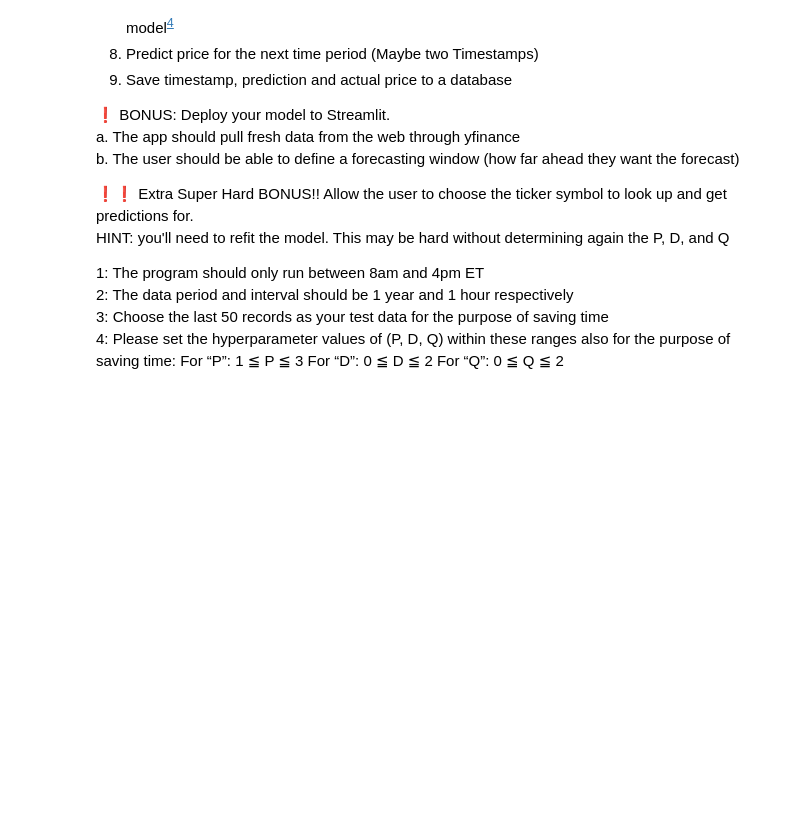
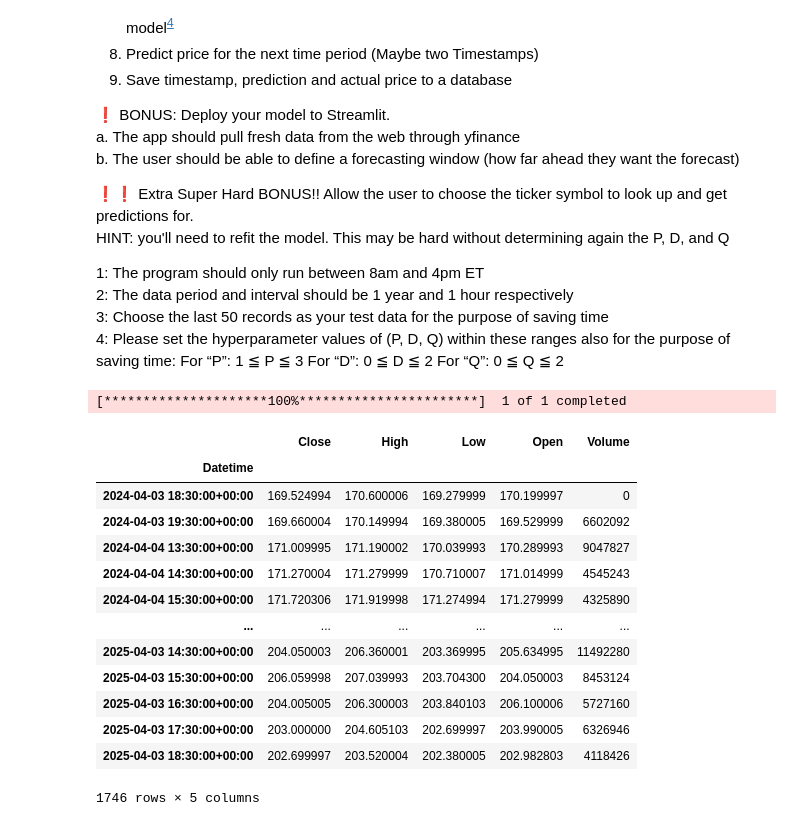
Before and after one commit to bkusuma/time-series-project, a Jupyter notebook: time-series-project.ipynb, the cells around one changed output. Saved outputs shown, nothing was run; the diff lists cells and outputs as text; code cells hidden in the pictures; blank space fills up the shorter version.

```diff
--- a/time-series-project.ipynb
+++ b/time-series-project.ipynb
@@ -25,0 +163,55 @@ HINT: you'll need to refit the model. This may be hard without determining again
+# %%
+# Retrieve stock price data
+# Choose any ticker symbol and you can choose “Open” or “Close” price for this project
+
+# hoping to build model for
+# tickers = ['AAPL', 'MSFT', 'GOOGL', 'AMZN', 'JNJ', 'XOM', 'V', 'WMT', 'NVDA', 'PG',
+#             'LLY', 'CVX', 'MA', 'HD', 'PFE', 'ABBV', 'MRK', 'KO', 'PEP', 'AVGO', 'ORCL',
+#             'TMO', 'AZN', 'CSCO', 'DHR', 'MCD', 'ABT', 'TMUS', 'ACN', 'NEE', 'VZ', 'TTE',
+#             'LIN', 'DIS', 'PM', 'BMY', 'CMCSA', 'SCHW', 'UPS', 'TXN', 'RTX', 'COP']
+# will start with 'AAPl'
+
+import datetime as dt
+
+tickers = ["AAPL"]
+
+
+yf_dl = yf.download(
+    tickers,
+    start=None,
+    end=None,
+    actions=False,
+    threads=True,
+    ignore_tz=None,
+    group_by="column",
+    auto_adjust=True,
+    back_adjust=False,
+    repair=False,
+    keepna=False,
+    progress=True,
+    period="1y",
+    interval="1h",
+    prepost=False,
+    proxy=None,
+    rounding=False,
+    timeout=10,
+    session=None,
+    multi_level_index=False,
+)
+yf_dl
+# %% [output]
+[*********************100%***********************]  1 of 1 completed
+|  | Close | High | Low | Open | Volume |
+| Datetime |  |  |  |  |  |
+| 2024-04-03 18:30:00+00:00 | 169.524994 | 170.600006 | 169.279999 | 170.199997 | 0 |
+| 2024-04-03 19:30:00+00:00 | 169.660004 | 170.149994 | 169.380005 | 169.529999 | 6602092 |
+| 2024-04-04 13:30:00+00:00 | 171.009995 | 171.190002 | 170.039993 | 170.289993 | 9047827 |
+| 2024-04-04 14:30:00+00:00 | 171.270004 | 171.279999 | 170.710007 | 171.014999 | 4545243 |
+| 2024-04-04 15:30:00+00:00 | 171.720306 | 171.919998 | 171.274994 | 171.279999 | 4325890 |
+| ... | ... | ... | ... | ... | ... |
+| 2025-04-03 14:30:00+00:00 | 204.050003 | 206.360001 | 203.369995 | 205.634995 | 11492280 |
+| 2025-04-03 15:30:00+00:00 | 206.059998 | 207.039993 | 203.704300 | 204.050003 | 8453124 |
+| 2025-04-03 16:30:00+00:00 | 204.005005 | 206.300003 | 203.840103 | 206.100006 | 5727160 |
+| 2025-04-03 17:30:00+00:00 | 203.000000 | 204.605103 | 202.699997 | 203.990005 | 6326946 |
+| 2025-04-03 18:30:00+00:00 | 202.699997 | 203.520004 | 202.380005 | 202.982803 | 4118426 |
+1746 rows × 5 columns
```
Also changed, not shown: parts of 11 cells of this notebook, 1 other file.
